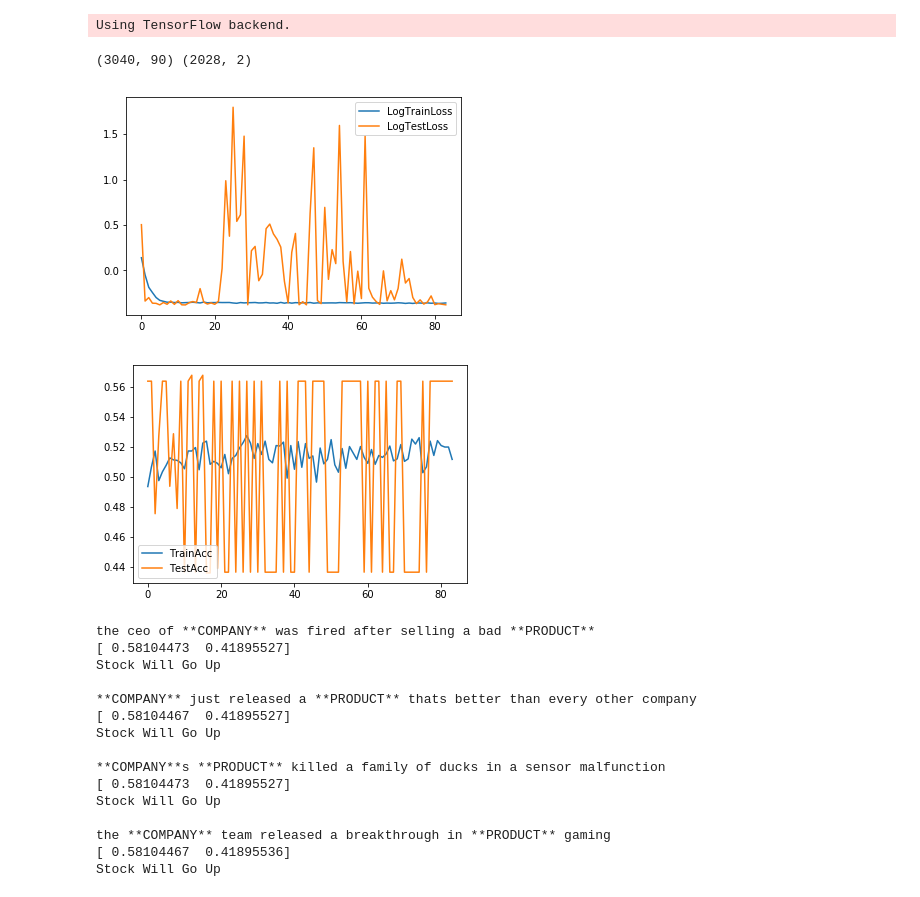
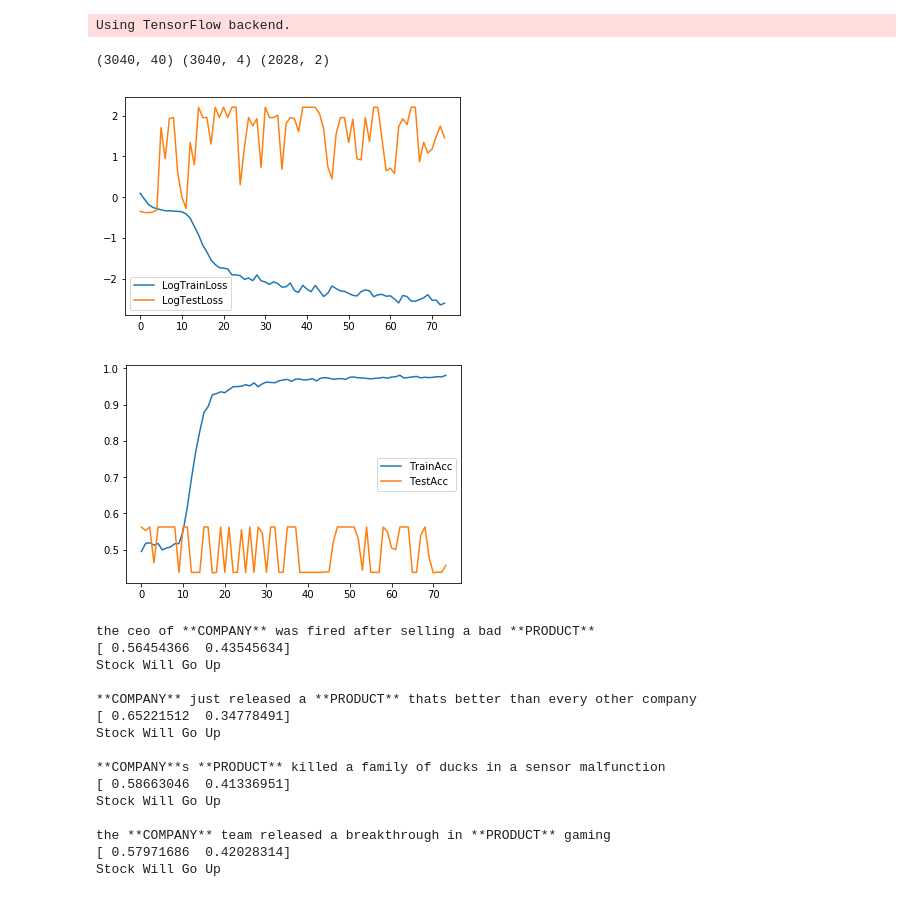
Before and after one commit to sshh12/StockMarketML, a Jupyter notebook: lab2/HeadlineEmbeddings.ipynb, the cells around one changed output. Cells and saved outputs as stored; diff of their text form; code cells hidden in the pictures.

Commit message:
Integrated Source Info into Model

```diff
--- a/lab2/HeadlineEmbeddings.ipynb
+++ b/lab2/HeadlineEmbeddings.ipynb
@@ -21,9 +21,9 @@ Using TensorFlow backend.
 
 stocks = ['AAPL', 'AMD', 'AMZN', 'GOOG', 'MSFT']
 
-max_length = 90
+max_length = 40
 vocab_size = 600
-emb_size   = 256
+emb_size   = 64
 
 epochs     = 120
 batch_size = 32
@@ -92,7 +92,7 @@ def make_headline_to_effect_data(tick_data, head_data):
     when analyzing/encoding headlines. Returns a list of headlines and
     a list of corresponding 'effects' which represent a change in the stock price.
     """
-    all_headlines, effects = [], []
+    sources, all_headlines, effects = [], [], []
 
     for stock, dates in head_data.items():
 
@@ -141,7 +141,8 @@ def make_headline_to_effect_data(tick_data, head_data):
 
                     all_headlines.append(headline)
                     effects.append(effect)
+                    sources.append(source)
 
-    return all_headlines, np.array(effects)
+    return sources, all_headlines, np.array(effects)
 # %%
 
@@ -165,16 +180,20 @@ def encode_sentences(sentences, tokenizer=None, max_length=100, vocab_size=100):
 # %%
 
-def split_data(X, Y, ratio, mix=True):
+def split_data(X, X2, Y, ratio):
     """
     Splits X/Y to Train/Test
     """
+    train_size = int(len(X) * ratio)
 
-    if mix:
+    trainX,  testX  = X[:train_size],  X[train_size:]
+    trainX2, testX2 = X2[:train_size], X2[train_size:]
+    trainY,  testY  = Y[:train_size],  Y[train_size:]
 
-        X, Y = shuffle(X, Y)
+    indexes = np.arange(trainX.shape[0])
+    np.random.shuffle(indexes)
 
-    train_size = int(len(X) * ratio)
-    trainX, testX = X[:train_size], X[train_size:]
-    trainY, testY = Y[:train_size], Y[train_size:]
+    trainX  = trainX[indexes]
+    trainX2 = trainX2[indexes]
+    trainY  = trainY[indexes]
 
-    return trainX, trainY, testX, testY
+    return trainX, trainX2, trainY, testX, testX2, testY
@@ -224,47 +248,50 @@ if __name__ == "__main__":
     tick_data = get_tick_data(stocks)
     head_data = get_headline_data(stocks)
 
-    headlines, effects = make_headline_to_effect_data(tick_data, head_data)
+    sources, headlines, effects = make_headline_to_effect_data(tick_data, head_data)
 
-    encoded_headlines, toke = encode_sentences(headlines, max_length=max_length, vocab_size=vocab_size)
+    encoded_sources, encoded_headlines, toke = encode_sentences(sources,
+                                                                headlines,
+                                                                max_length=max_length,
+                                                                vocab_size=vocab_size)
 
-    trainX, trainY, testX, testY = split_data(encoded_headlines, effects, .6)
+    trainX, trainX2, trainY, testX, testX2, testY = split_data(encoded_headlines, encoded_sources, effects, .6)
 
-    print(trainX.shape, testY.shape)
+    print(trainX.shape, trainX2.shape, testY.shape)
 # %% [output]
-(3040, 90) (2028, 2)
+(3040, 40) (3040, 4) (2028, 2)
 # %%
 
 if __name__ == "__main__":
 
     model = get_model()
 
     e_stopping = EarlyStopping(monitor='val_loss', patience=70)
     checkpoint = ModelCheckpoint(os.path.join('..', 'models', 'media-headlines.h5'),
                                  monitor='val_loss',
                                  verbose=0,
                                  save_best_only=True)
 
-    history = model.fit(trainX,
+    history = model.fit([trainX, trainX2],
                         trainY,
                         epochs=epochs,
                         batch_size=batch_size,
-                        validation_data=(testX, testY),
+                        validation_data=([testX, testX2], testY),
                         verbose=0,
                         callbacks=[e_stopping, checkpoint])
 
     plt.plot(np.log(history.history['loss']))
     plt.plot(np.log(history.history['val_loss']))
     plt.legend(['LogTrainLoss', 'LogTestLoss'])
     plt.show()
 
     plt.plot(history.history['acc'])
     plt.plot(history.history['val_acc'])
     plt.legend(['TrainAcc', 'TestAcc'])
     plt.show()
 # %% [output]
-[figure, old version]
+[figure, new version]
-[figure, old version]
+[figure, new version]
 # %%
 
 if __name__ == "__main__":
@@ -278,9 +305,13 @@ if __name__ == "__main__":
         'the **COMPANY** team released a breakthrough in **PRODUCT** gaming'
     ]
 
-    test_encoded, _ = encode_sentences(test_sents, tokenizer=toke, max_length=max_length, vocab_size=vocab_size)
+    encoded_sources, test_encoded, _ = encode_sentences(['reuters', 'twitter', 'reddit', 'seekingalpha'],
+                                                        test_sents,
+                                                        tokenizer=toke,
+                                                        max_length=max_length,
+                                                        vocab_size=vocab_size)
 
-    predictions = model.predict(test_encoded)
+    predictions = model.predict([test_encoded, encoded_sources])
 
     for i in range(len(test_sents)):
 
@@ -290,17 +321,17 @@ if __name__ == "__main__":
         print("Stock Will Go Up" if np.argmax(predictions[i]) == 0 else "Stock Will Go Down")
 # %% [output]
 the ceo of **COMPANY** was fired after selling a bad **PRODUCT**
-[ 0.58104473  0.41895527]
+[ 0.56454366  0.43545634]
 Stock Will Go Up
 
 **COMPANY** just released a **PRODUCT** thats better than every other company
-[ 0.58104467  0.41895527]
+[ 0.65221512  0.34778491]
 Stock Will Go Up
 
 **COMPANY**s **PRODUCT** killed a family of ducks in a sensor malfunction
-[ 0.58104473  0.41895527]
+[ 0.58663046  0.41336951]
 Stock Will Go Up
 
 the **COMPANY** team released a breakthrough in **PRODUCT** gaming
-[ 0.58104467  0.41895536]
+[ 0.57971686  0.42028314]
 Stock Will Go Up
```
Also changed, not shown: parts of 4 cells of this notebook, 2 other files.
